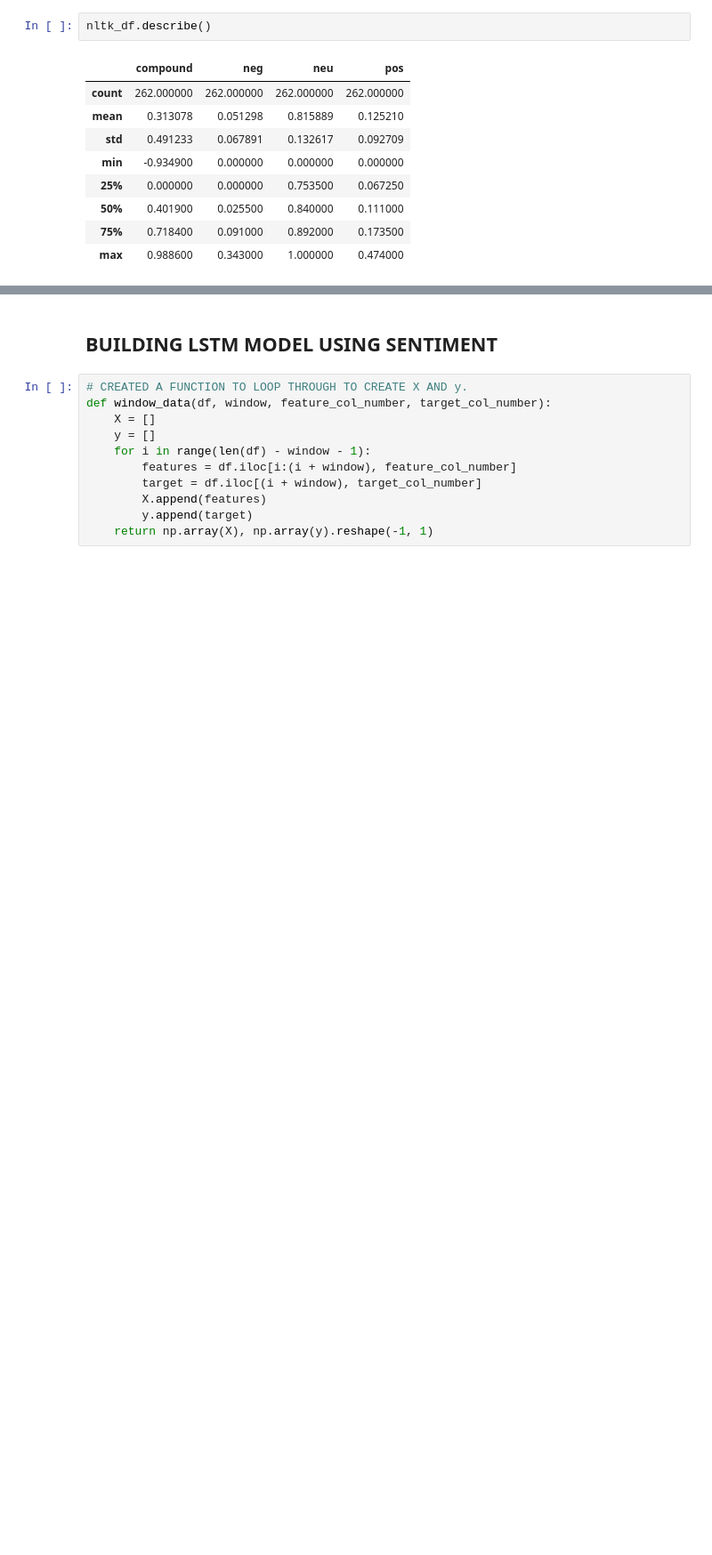
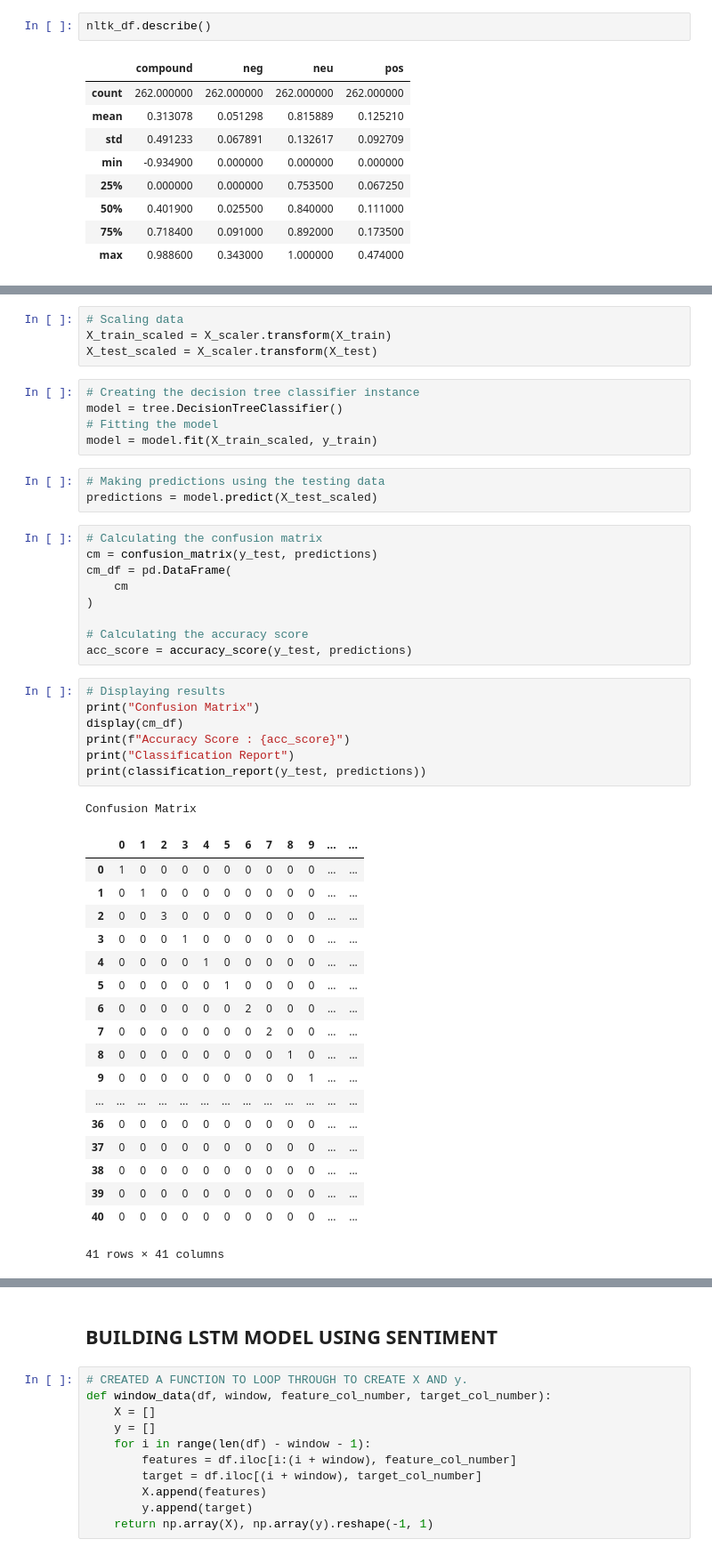
Before and after one commit to junaidqamer/HolidaySales, a Jupyter notebook: NYT_api.ipynb, the cells around one changed output, grey strips where cells are left out. Shown at 89% size. Drawn from its saved outputs; the diff is of its cells as text; blank space fills up the shorter version.

Commit message:
added models, fixed datframe, all set for everyone's models

```diff
--- a/NYT_api.ipynb
+++ b/NYT_api.ipynb
@@ -605,0 +661,48 @@ Main_df.head()
+# %%
+# Scaling data
+X_train_scaled = X_scaler.transform(X_train)
+X_test_scaled = X_scaler.transform(X_test)
+# %%
+# Creating the decision tree classifier instance
+model = tree.DecisionTreeClassifier()
+# Fitting the model
+model = model.fit(X_train_scaled, y_train)
+# %%
+# Making predictions using the testing data
+predictions = model.predict(X_test_scaled)
+# %%
+# Calculating the confusion matrix
+cm = confusion_matrix(y_test, predictions)
+cm_df = pd.DataFrame(
+    cm
+)
+
+# Calculating the accuracy score
+acc_score = accuracy_score(y_test, predictions)
+# %%
+# Displaying results
+print("Confusion Matrix")
+display(cm_df)
+print(f"Accuracy Score : {acc_score}")
+print("Classification Report")
+print(classification_report(y_test, predictions))
+# %% [output]
+Confusion Matrix
+|  | 0 | 1 | 2 | 3 | 4 | 5 | 6 | 7 | 8 | 9 | ... | ... |
+| 0 | 1 | 0 | 0 | 0 | 0 | 0 | 0 | 0 | 0 | 0 | ... | ... |
+| 1 | 0 | 1 | 0 | 0 | 0 | 0 | 0 | 0 | 0 | 0 | ... | ... |
+| 2 | 0 | 0 | 3 | 0 | 0 | 0 | 0 | 0 | 0 | 0 | ... | ... |
+| 3 | 0 | 0 | 0 | 1 | 0 | 0 | 0 | 0 | 0 | 0 | ... | ... |
+| 4 | 0 | 0 | 0 | 0 | 1 | 0 | 0 | 0 | 0 | 0 | ... | ... |
+| 5 | 0 | 0 | 0 | 0 | 0 | 1 | 0 | 0 | 0 | 0 | ... | ... |
+| 6 | 0 | 0 | 0 | 0 | 0 | 0 | 2 | 0 | 0 | 0 | ... | ... |
+| 7 | 0 | 0 | 0 | 0 | 0 | 0 | 0 | 2 | 0 | 0 | ... | ... |
+| 8 | 0 | 0 | 0 | 0 | 0 | 0 | 0 | 0 | 1 | 0 | ... | ... |
+| 9 | 0 | 0 | 0 | 0 | 0 | 0 | 0 | 0 | 0 | 1 | ... | ... |
+| ... | ... | ... | ... | ... | ... | ... | ... | ... | ... | ... | ... | ... |
+| 36 | 0 | 0 | 0 | 0 | 0 | 0 | 0 | 0 | 0 | 0 | ... | ... |
+| 37 | 0 | 0 | 0 | 0 | 0 | 0 | 0 | 0 | 0 | 0 | ... | ... |
+| 38 | 0 | 0 | 0 | 0 | 0 | 0 | 0 | 0 | 0 | 0 | ... | ... |
+| 39 | 0 | 0 | 0 | 0 | 0 | 0 | 0 | 0 | 0 | 0 | ... | ... |
+| 40 | 0 | 0 | 0 | 0 | 0 | 0 | 0 | 0 | 0 | 0 | ... | ... |
+41 rows × 41 columns
```
Also changed, not shown: parts of 27 cells of this notebook.
